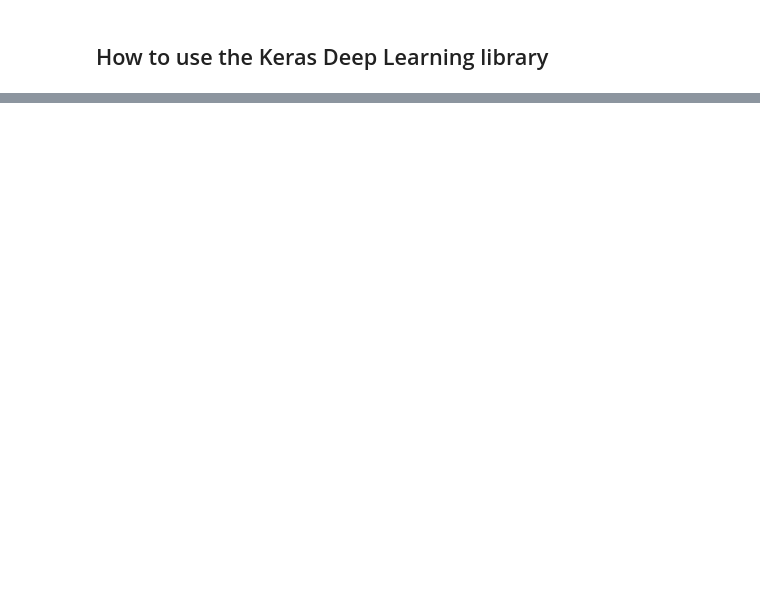
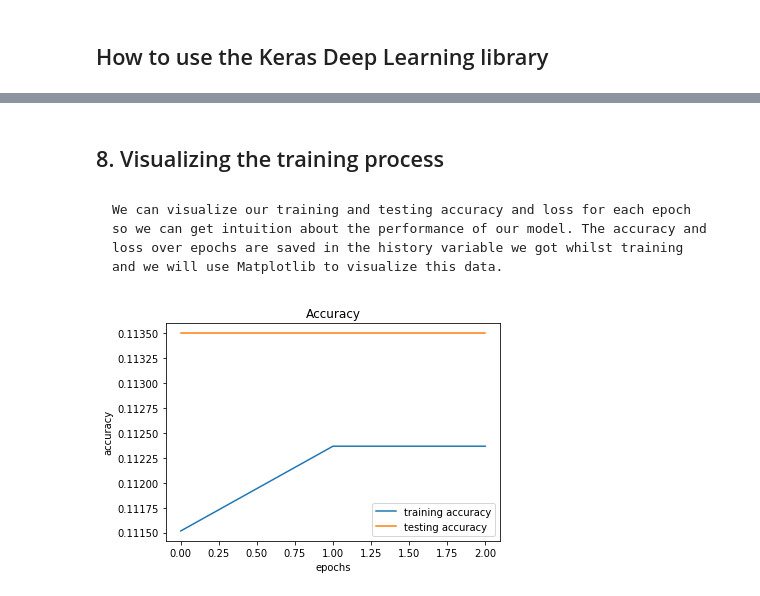
Before and after one commit to thakur-nandan/DeepLearningWithKeras, a Jupyter notebook: Intro to Deep Learning using Keras.ipynb, the cells around one changed output, grey strips where cells are left out. Cells and saved outputs as stored; diff of their text form; code cells hidden in the pictures; blank space fills up the shorter version.

```diff
--- a/Intro to Deep Learning using Keras.ipynb
+++ b/Intro to Deep Learning using Keras.ipynb
@@ -16,0 +47,5 @@ Downloading data from https://s3.amazonaws.com/img-datasets/mnist.npz
+# %%
+from keras.utils import to_categorical
+
+y_train = to_categorical(y_train, 10)
+y_test = to_categorical(y_test, 10)
@@ -16,0 +137,6 @@ Downloading data from https://s3.amazonaws.com/img-datasets/mnist.npz
+# %%
+model.compile(
+    loss='categorical_crossentropy',
+    optimizer='adam',
+    metrics=['accuracy']
+)
@@ -16,0 +151,9 @@ Downloading data from https://s3.amazonaws.com/img-datasets/mnist.npz
+# %%
+from keras.preprocessing.image import ImageDataGenerator
+
+datagen = ImageDataGenerator(
+  rotation_range=10,
+  zoom_range=0.1,
+  width_shift_range=0.1,
+  height_shift_range=0.1
+)
@@ -16,0 +164,5 @@ Downloading data from https://s3.amazonaws.com/img-datasets/mnist.npz
+# %%
+epochs = 3
+batch_size = 32
+history = model.fit_generator(datagen.flow(x_train, y_train, batch_size=batch_size), epochs=epochs,
+                              validation_data=(x_test, y_test), steps_per_epoch=x_train.shape[0]//batch_size)
@@ -16,0 +179,16 @@ Downloading data from https://s3.amazonaws.com/img-datasets/mnist.npz
+# %% [markdown]
+## 8. Visualizing the training process
+# %% [markdown]
+    We can visualize our training and testing accuracy and loss for each epoch so we can get intuition about the performance of our model. The accuracy and loss over epochs are saved in the history variable we got whilst training and we will use Matplotlib to visualize this data.
+# %%
+import matplotlib.pyplot as plt
+
+plt.plot(history.history['acc'], label='training accuracy')
+plt.plot(history.history['val_acc'], label='testing accuracy')
+plt.title('Accuracy')
+plt.xlabel('epochs')
+plt.ylabel('accuracy')
+plt.legend()
+plt.show()
+# %% [output]
+[figure, added]
```
Also changed, not shown: parts of 34 cells of this notebook.
